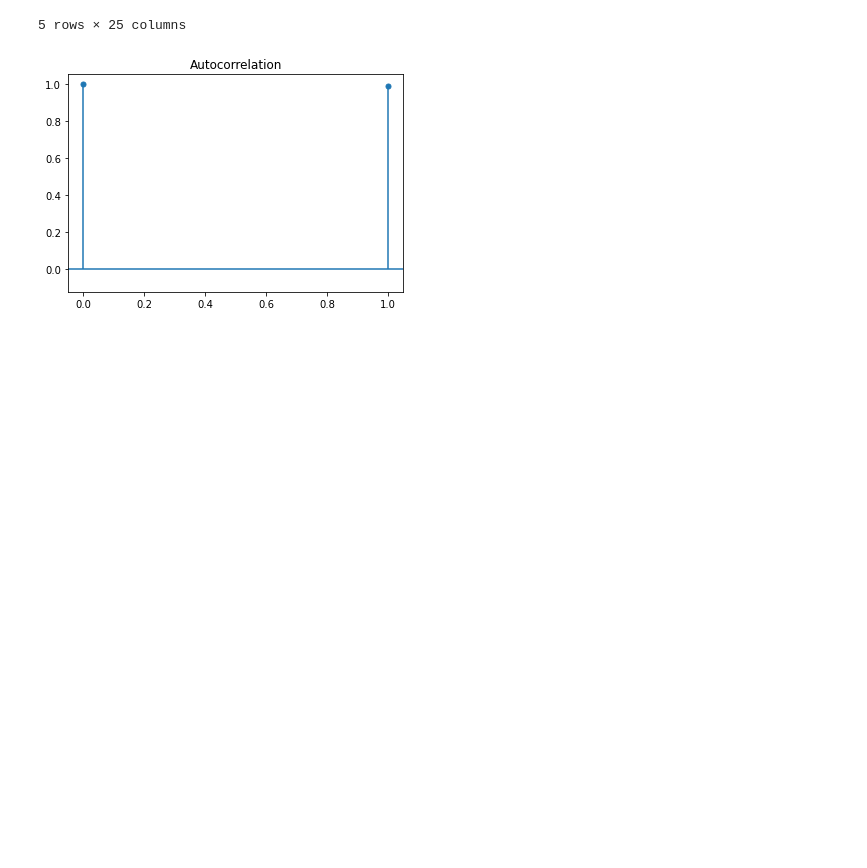
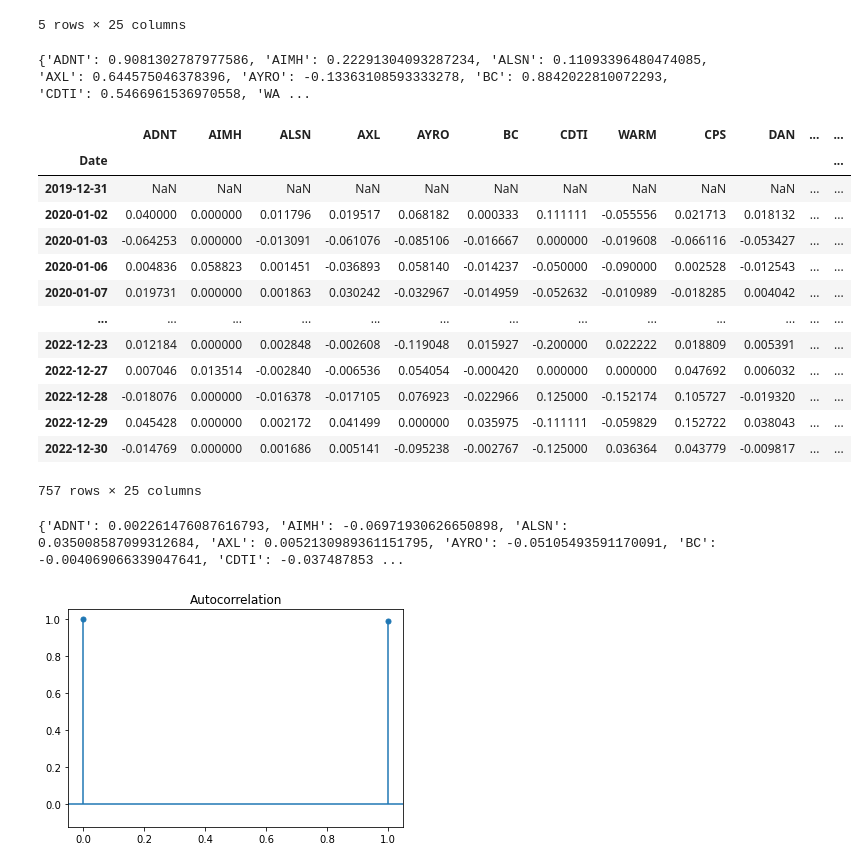
Before and after one commit to Bruck1113/momentum_trading_research, a Jupyter notebook: data_collection.ipynb, the cells around one changed output. Drawn from its saved outputs; the diff is of its cells as text; code cells hidden in the pictures; blank space fills up the shorter version.

```diff
--- a/data_collection.ipynb
+++ b/data_collection.ipynb
@@ -151,6 +151,50 @@ df.head()
 | 2020-01-06 | 20.780001 | 0.0018 | 48.320000 | 9.92 | 4.55 | 58.160000 | 0.19 | 0.0091 | 31.719999 | 17.320000 | ... | ... |
 | 2020-01-07 | 21.190001 | 0.0018 | 48.410000 | 10.22 | 4.40 | 57.290001 | 0.18 | 0.0090 | 31.139999 | 17.389999 | ... | ... |
 5 rows × 25 columns
+# %%
+betas = {}
+
+for i in df.columns.values.tolist():
+    betas[i] = df[i].corr(df["SPX"])
+
+print(betas)
+new_df = pd.DataFrame(betas, index=[0])
+new_df.to_csv("market_beta.csv")
+# %% [output]
+{'ADNT': 0.9081302787977586, 'AIMH': 0.22291304093287234, 'ALSN': 0.11093396480474085, 'AXL': 0.644575046378396, 'AYRO': -0.13363108593333278, 'BC': 0.8842022810072293, 'CDTI': 0.5466961536970558, 'WA ...
+# %%
+changes = pd.DataFrame()
+
+for i in df.columns.values.tolist():
+    changes[i] = df[i].pct_change()
+# %%
+changes
+# %% [output]
+|  | ADNT | AIMH | ALSN | AXL | AYRO | BC | CDTI | WARM | CPS | DAN | ... | ... |
+| Date |  |  |  |  |  |  |  |  |  |  |  | ... |
+| 2019-12-31 | NaN | NaN | NaN | NaN | NaN | NaN | NaN | NaN | NaN | NaN | ... | ... |
+| 2020-01-02 | 0.040000 | 0.000000 | 0.011796 | 0.019517 | 0.068182 | 0.000333 | 0.111111 | -0.055556 | 0.021713 | 0.018132 | ... | ... |
+| 2020-01-03 | -0.064253 | 0.000000 | -0.013091 | -0.061076 | -0.085106 | -0.016667 | 0.000000 | -0.019608 | -0.066116 | -0.053427 | ... | ... |
+| 2020-01-06 | 0.004836 | 0.058823 | 0.001451 | -0.036893 | 0.058140 | -0.014237 | -0.050000 | -0.090000 | 0.002528 | -0.012543 | ... | ... |
+| 2020-01-07 | 0.019731 | 0.000000 | 0.001863 | 0.030242 | -0.032967 | -0.014959 | -0.052632 | -0.010989 | -0.018285 | 0.004042 | ... | ... |
+| ... | ... | ... | ... | ... | ... | ... | ... | ... | ... | ... | ... | ... |
+| 2022-12-23 | 0.012184 | 0.000000 | 0.002848 | -0.002608 | -0.119048 | 0.015927 | -0.200000 | 0.022222 | 0.018809 | 0.005391 | ... | ... |
+| 2022-12-27 | 0.007046 | 0.013514 | -0.002840 | -0.006536 | 0.054054 | -0.000420 | 0.000000 | 0.000000 | 0.047692 | 0.006032 | ... | ... |
+| 2022-12-28 | -0.018076 | 0.000000 | -0.016378 | -0.017105 | 0.076923 | -0.022966 | 0.125000 | -0.152174 | 0.105727 | -0.019320 | ... | ... |
+| 2022-12-29 | 0.045428 | 0.000000 | 0.002172 | 0.041499 | 0.000000 | 0.035975 | -0.111111 | -0.059829 | 0.152722 | 0.038043 | ... | ... |
+| 2022-12-30 | -0.014769 | 0.000000 | 0.001686 | 0.005141 | -0.095238 | -0.002767 | -0.125000 | 0.036364 | 0.043779 | -0.009817 | ... | ... |
+757 rows × 25 columns
+# %%
+changes_corr = {}
+
+for i in df.columns.values.tolist():
+    changes_corr[i] = changes[i].corr(df["SPX"])
+
+print(changes_corr)
+new_df = pd.DataFrame(betas, index=[0])
+new_df.to_csv("changes_corr.csv")
+# %% [output]
+{'ADNT': 0.002261476087616793, 'AIMH': -0.06971930626650898, 'ALSN': 0.035008587099312684, 'AXL': 0.0052130989361151795, 'AYRO': -0.05105493591170091, 'BC': -0.004069066339047641, 'CDTI': -0.037487853 ...
 # %%
 lag = [1, 5, 25]
 
```
Also changed, not shown: parts of 2 cells of this notebook, 4 other files.
